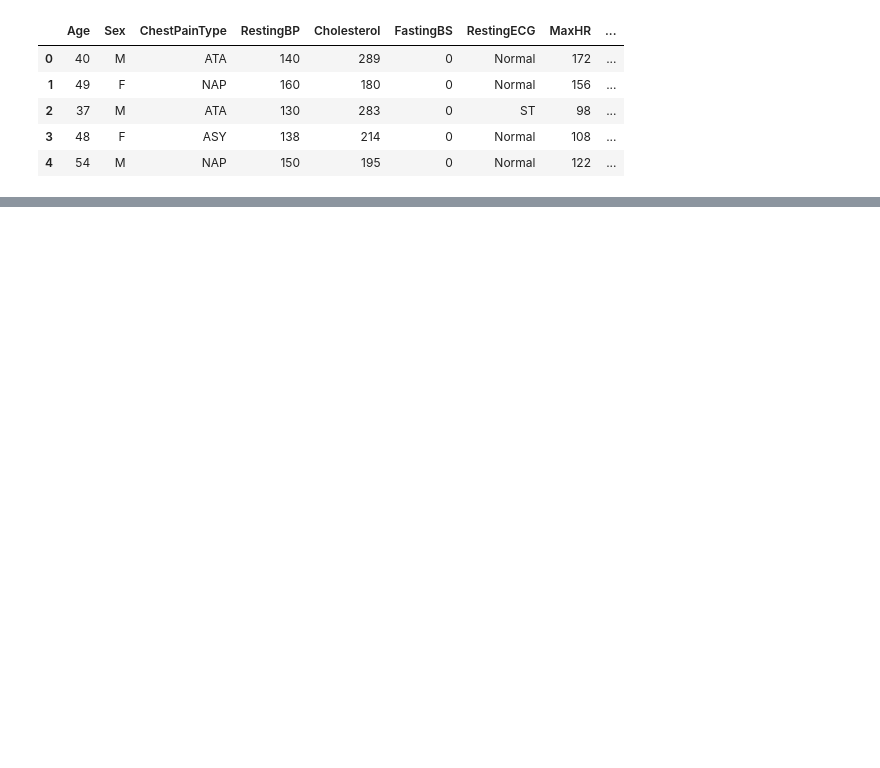
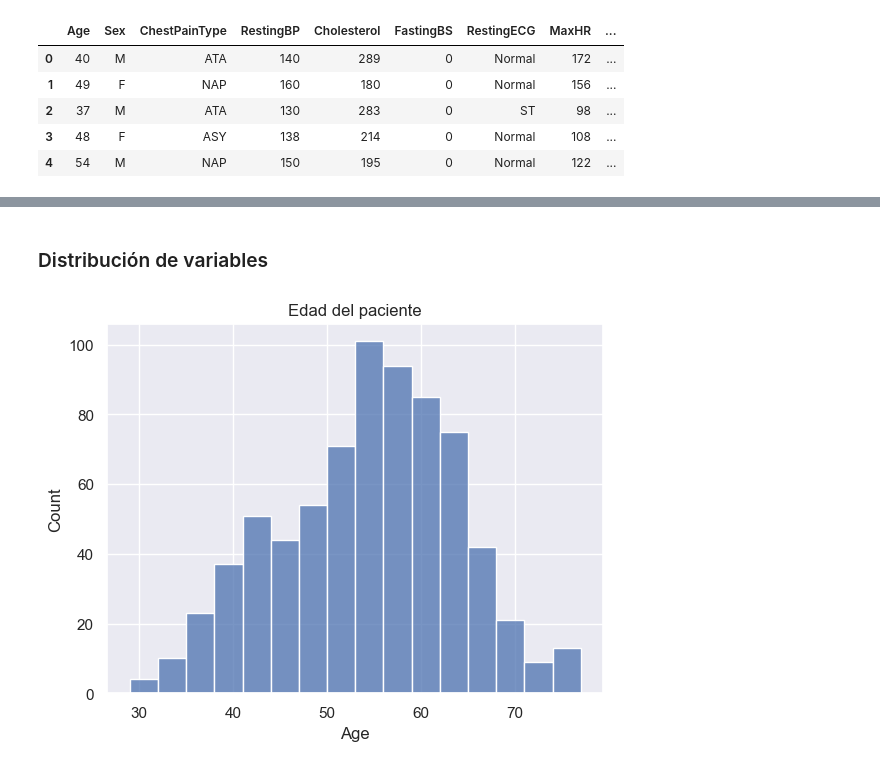
Before and after one commit to Jorge-Islas/Heart-Failure-Prediction, a Jupyter notebook: EDA.ipynb, the cells around one changed output, grey strips where cells are left out. Saved outputs shown, nothing was run; the diff lists cells and outputs as text; code cells hidden in the pictures; blank space fills up the shorter version.

```diff
--- a/EDA.ipynb
+++ b/EDA.ipynb
@@ -111,0 +96,4 @@ plt.show()
+# %%
+columnas_str = datos.select_dtypes(include="object").columns
+datos[columnas_str] = datos[columnas_str].astype("category")
+datos.dtypes
@@ -111,0 +116,6 @@ plt.show()
+# %%
+entrenamiento_X,prueba_X,entrenamiento_y,prueba_y = train_test_split(
+    datos.iloc[:,:-1], datos.iloc[:,-1],
+    test_size=0.2, shuffle=True, random_state=42,
+    stratify=datos.iloc[:,-1]
+)
@@ -111,0 +249,11 @@ plt.show()
+# %% [markdown]
+### Distribución de variables
+# %%
+sns.histplot(
+    data=entrenamiento_X,
+    x="Age"
+)
+plt.title("Edad del paciente")
+plt.show()
+# %% [output]
+[figure, added]
```
Also changed, not shown: parts of 63 cells of this notebook, 4 other files.
